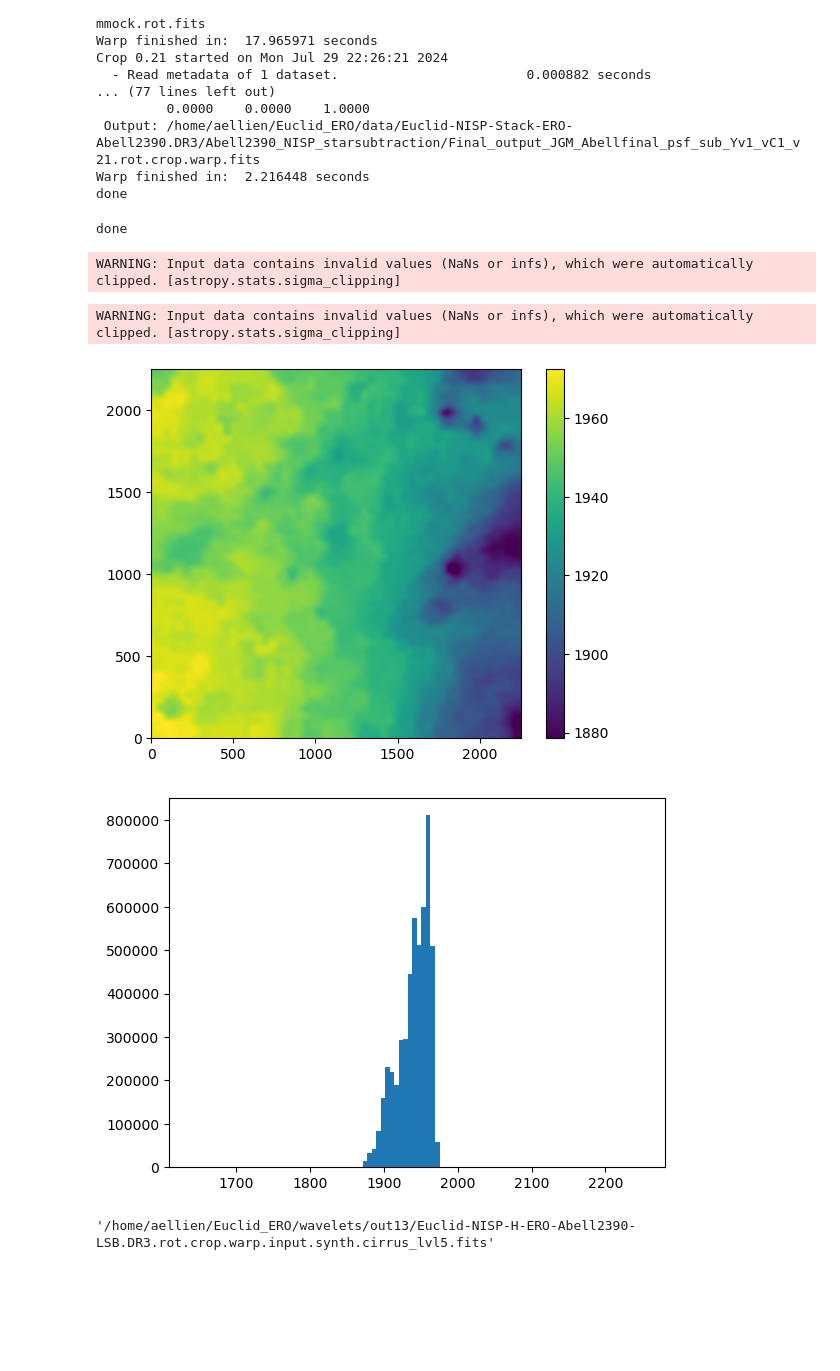
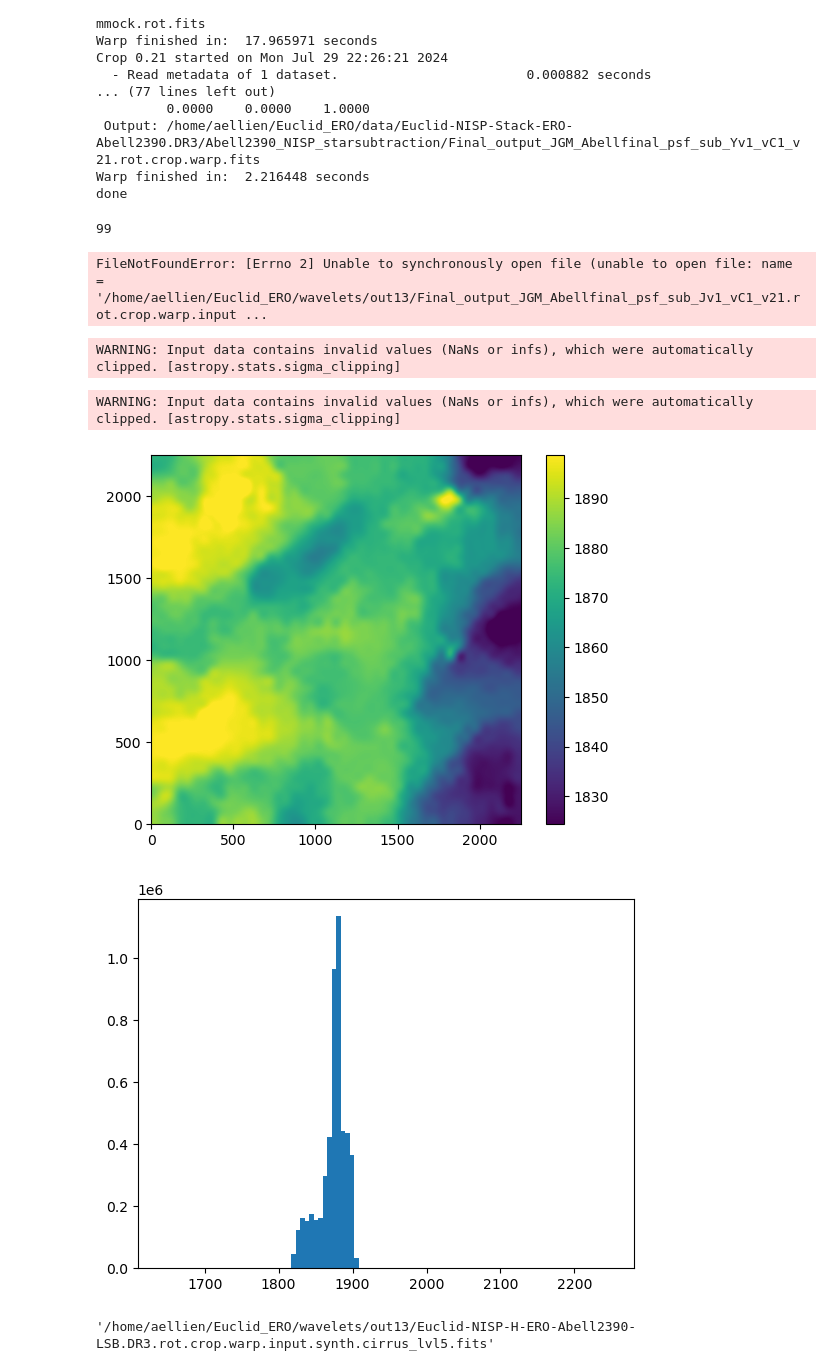
Before and after one commit to aellien/Euclid_ERO, a Jupyter notebook: cirrus_NISP_with_mocks.ipynb, the cells around one changed output. Drawn from its saved outputs; the diff is of its cells as text; code cells hidden in the pictures; blank space fills up the shorter version.

```diff
--- a/cirrus_NISP_with_mocks.ipynb
+++ b/cirrus_NISP_with_mocks.ipynb
@@ -91,7 +91,7 @@ Crop 0.21 started on Mon Jul 29 22:26:21 2024
 Warp finished in:  2.216448 seconds
 done
 # %%
-nfp = os.path.join(path_wavelets, 'Final_output_JGM_Abellfinal_psf_sub_Yv1_vC1_v21.rot.crop.warp.input.')
+nfp = os.path.join(path_wavelets, 'Final_output_JGM_Abellfinal_psf_sub_Jv1_vC1_v21.rot.crop.warp.input.')
 opath = nfp + '*ol.it*.hdf5'
 opathl = glob.glob(opath)
 opathl.sort()
@@ -109,7 +109,7 @@ derim7 = np.zeros((xs, ys))
 recim = np.zeros((xs, ys))
 
 # avoid cluster region
-hdu = fits.open(os.path.join(path_data, 'Euclid-NISP-Y-ERO-Abell2390-LSB.DR3.rot.crop.warp.input.fits'))
+hdu = fits.open(os.path.join(path_data, 'Euclid-NISP-J-ERO-Abell2390-LSB.DR3.rot.crop.warp.input.fits'))
 oim, header = hdu[0].data, hdu[0].header
 r = pyr.open(os.path.join(path_analysis, 'cluster_cirrus_mask_NISP_pix.reg'))
 mcl = r.get_mask(hdu = hdu[0])
@@ -156,12 +156,13 @@ cirim = cirim5+cirim6+cirim7
 derim = derim5+derim6+derim7
 print('done')
 # %% [output]
-done
+99
+FileNotFoundError: [Errno 2] Unable to synchronously open file (unable to open file: name = '/home/aellien/Euclid_ERO/wavelets/out13/Final_output_JGM_Abellfinal_psf_sub_Jv1_vC1_v21.rot.crop.warp.input ...
 # %%
 cirim = cirim6+cirim7
 derim = derim6+derim7
 # %%
-hdu = fits.open(os.path.join(path_sub_data, 'Final_output_JGM_Abellfinal_psf_sub_Yv1_vC1_v21.rot.crop.warp.input.fits'))
+hdu = fits.open(os.path.join(path_sub_data, 'Final_output_JGM_Abellfinal_psf_sub_Jv1_vC1_v21.rot.crop.warp.input.fits'))
 oim, header = hdu[0].data, hdu[0].header
 noise_pixels, val_max = dawis.sample_noise(oim, n_sigmas = 3, bins = 300)
 hduo = fits.PrimaryHDU()
@@ -178,14 +179,14 @@ hdul.writeto(nfp + 'synth.cirrus_lvl5.fits', overwrite = True)
 WARNING: Input data contains invalid values (NaNs or infs), which were automatically clipped. [astropy.stats.sigma_clipping]
 # %%
 # rewrite input for 2nd pass
-for infile in glob.glob(os.path.join(path_wavelets, 'Final_output_JGM_Abellfinal_psf_sub_Yv1_vC1_v21.rot.crop.warp.input.synth.cirrus_lvl5.fits')):
+for infile in glob.glob(os.path.join(path_wavelets, 'Final_output_JGM_Abellfinal_psf_sub_Jv1_vC1_v21.rot.crop.warp.input.synth.cirrus_lvl5.fits')):
     hduo, hdu_oim, hdu_clean, hdu_cirim, hdu_derim, hdu_recim, hdu_res = fits.open(infile)
     res = hdu_res.data
     cirim = hdu_cirim.data
     derim = hdu_derim.data
     recim = hdu_recim.data
 
-    hdu = fits.open(os.path.join(path_sub_data, 'Final_output_JGM_Abellfinal_psf_sub_Yv1_vC1_v21.rot.crop.warp.input.fits'))
+    hdu = fits.open(os.path.join(path_sub_data, 'Final_output_JGM_Abellfinal_psf_sub_Jv1_vC1_v21.rot.crop.warp.input.fits'))
     oim, header = hdu[0].data, hdu[0].header
 
     noise_pixels, val_max = dawis.sample_noise(oim, n_sigmas = 3, bins = 300)
@@ -194,37 +195,37 @@ for infile in glob.glob(os.path.join(path_wavelets, 'Final_output_JGM_Abellfinal
     mask = np.zeros(moim.shape)
     mask[ moim < -abs(5 * std) ] = 1.
     mask[np.where(np.isnan(moim) == True)] = 1.
     draws = np.random.normal(mean, std, moim.shape)
     mask *= draws
     moim[ moim < -abs(5 * std) ] = 0.
     moim[ np.where(np.isnan(moim) == True)] = 0.
     moim += mask
 
     sigma_clip = SigmaClip(sigma = 3.0)
     bkg_estimator = MedianBackground()
-    bkg = Background2D(moim, (40, 40), filter_size=(3, 3), sigma_clip = sigma_clip, bkg_estimator=bkg_estimator)
+    bkg = Background2D(moim, (50, 50), filter_size=(3, 3), sigma_clip = sigma_clip, bkg_estimator=bkg_estimator)
     plt.figure()
     plt.imshow(bkg.background, origin = 'lower', norm = ImageNormalize( bkg.background, interval = ZScaleInterval(), stretch = LinearStretch() ) )#
     plt.colorbar()
     plt.show()
 
     plt.figure()
     plt.hist(bkg.background.flatten(), bins = 100, range = (1640, 2250))
     plt.show()
 
     hduo = fits.PrimaryHDU()
     hdu_cirim = fits.ImageHDU(cirim + bkg.background - val_max, header = header, name = 'CIRRUS')
     hdu_clean = fits.ImageHDU(oim - cirim + val_max - bkg.background, header = header, name = 'CLEANED')
     hdu_recim = fits.ImageHDU(recim + bkg.background - val_max, header = header, name = 'RECIM')
     hdu_res = fits.ImageHDU(oim - recim - bkg.background + val_max, header = header, name = 'RES')
     hdu_rms = fits.ImageHDU(bkg.background_rms, header = header, name = 'RMS')
 
     hdul = fits.HDUList([hduo, hdu_oim, hdu_clean, hdu_cirim, hdu_recim, hdu_res, hdu_rms])
-    hdul.writeto(os.path.join(path_wavelets, 'Euclid-NISP-Y-ERO-Abell2390-LSB.DR3.rot.crop.warp.input.synth.cirrus_res_altpass2.fits'), overwrite = True)
+    hdul.writeto(os.path.join(path_wavelets, 'Euclid-NISP-J-ERO-Abell2390-LSB.DR3.rot.crop.warp.input.synth.cirrus_res_altpass2.fits'), overwrite = True)
 # %% [output]
 WARNING: Input data contains invalid values (NaNs or infs), which were automatically clipped. [astropy.stats.sigma_clipping]
-[figure, old version]
+[figure, new version]
-[figure, old version]
+[figure, new version]
 # %%
 os.path.join(path_wavelets, 'Euclid-NISP-H-ERO-Abell2390-LSB.DR3.rot.crop.warp.input.synth.cirrus_lvl5.fits')
 # %% [output]
```
Also changed, not shown: parts of 2 cells of this notebook, 1 other file.
